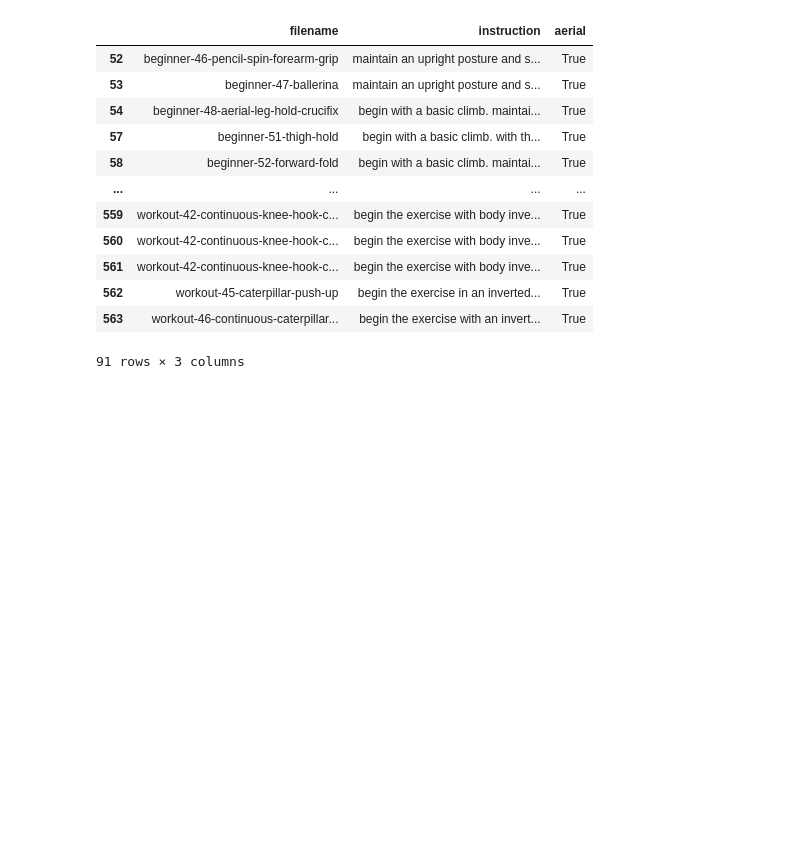
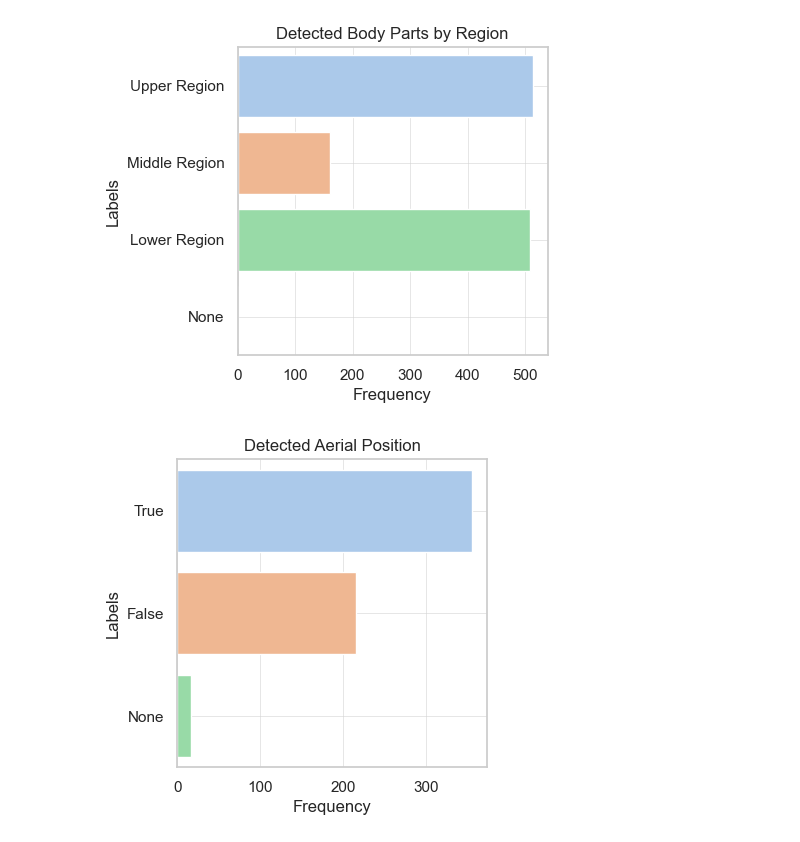
Before and after one commit to kayesokua/pole-dance-ai, a Jupyter notebook: 01_preprocessing_text.ipynb, the cells around one changed output. Saved outputs shown, nothing was run; the diff lists cells and outputs as text; code cells hidden in the pictures; blank space fills up the shorter version.

```diff
--- a/01_preprocessing_text.ipynb
+++ b/01_preprocessing_text.ipynb
@@ -69,0 +209,23 @@ df[['instruction','upper_front','upper_back','mid_front','mid_back','lower_front
+# %%
+split_upper_region_words = df4['upper_region'].dropna().apply(lambda x: x.split(', ')).sum()
+upper_region_counts = Counter(word for word in split_upper_region_words if word in upper_region_keywords)
+split_middle_region_words = df4['middle_region'].dropna().apply(lambda x: x.split(', ')).sum()
+middle_region_counts = Counter(word for word in split_middle_region_words if word in middle_region_keywords)
+split_lower_region_words = df4['lower_region'].dropna().apply(lambda x: x.split(', ')).sum()
+lower_region_counts = Counter(word for word in split_lower_region_words if word in lower_region_keywords)
+
+upper_region_df = pd.DataFrame(list(upper_region_counts.items()), columns=['label', 'frequency']).assign(region='upper')
+middle_region_df = pd.DataFrame(list(middle_region_counts.items()), columns=['label', 'frequency']).assign(region='middle')
+lower_region_df = pd.DataFrame(list(lower_region_counts.items()), columns=['label', 'frequency']).assign(region='lower')
+
+combined_data = pd.concat([upper_region_df, middle_region_df, lower_region_df]).reset_index(drop=True)
+sorted_combined_data = combined_data.sort_values(by='frequency', ascending=False)
+
+sns.set_theme(style="whitegrid", palette="pastel")
+plt.figure(figsize=(20, 16))
+sns.barplot(data=sorted_combined_data, x='frequency', y='label', hue='region')
+plt.title('Detected Body Parts')
+plt.xlabel('Frequency')
+plt.ylabel('Labels')
+plt.grid(color='lightgray', linestyle='-', linewidth=0.4)
+plt.show()
@@ -70,25 +234,37 @@ df[['instruction','upper_front','upper_back','mid_front','mid_back','lower_front
+# %%
+region_counts_dict = {'region': ['Upper Region', 'Middle Region', 'Lower Region', 'None'],
+                      'count': [df4['upper_region'].notnull().sum(),
+                                df4['middle_region'].notnull().sum(),
+                                df4['lower_region'].notnull().sum(),
+                                df4[['upper_region', 'middle_region', 'lower_region']].isnull().all(axis=1).sum()]}
+
+region_counts = pd.DataFrame(data=region_counts_dict)
+
+sns.set_theme(style="whitegrid", palette="pastel")
+plt.figure(figsize=(4, 4))
+sns.barplot(data=region_counts, x='count', y='region', hue='region')
+plt.title('Detected Body Parts by Region')
+plt.xlabel('Frequency')
+plt.ylabel('Labels')
+plt.grid(color='lightgray', linestyle='-', linewidth=0.4)
+plt.show()
+# %% [output]
+[figure, added]
 # %%
-aerial_keywords = ['climb', 'aerial', 'air','mount','invert','inverted']
+aerial_counts_dict = {'aerial': ['True', 'False', 'None'],
+                      'count': [df4['aerial'].sum(),
+                                len(df4) - df4['aerial'].sum(),
+                                df4['aerial'].isnull().sum()]}
 
-def contains_aerial_keywords(instruction, keywords):
-    instruction_lower = instruction.lower()
-    return any(keyword in instruction_lower for keyword in keywords)
+aerial_counts = pd.DataFrame(data=aerial_counts_dict)
 
-df['aerial'] = df['instruction'].apply(lambda instr: contains_aerial_keywords(instr, aerial_keywords))
-
-aerial_true_df = df[df['aerial'] == True]
-result = aerial_true_df[['filename', 'instruction', 'aerial']]
+sns.set_theme(style="whitegrid", palette="pastel")
+plt.figure(figsize=(4, 4))
+sns.barplot(data=aerial_counts, x='count', y='aerial', hue='aerial')
+plt.title('Detected Aerial Position')
+plt.xlabel('Frequency')
+plt.ylabel('Labels')
+plt.grid(color='lightgray', linestyle='-', linewidth=0.4)
+plt.show()
 # %% [output]
-|  | filename | instruction | aerial |
-| 52 | beginner-46-pencil-spin-forearm-grip | maintain an upright posture and s... | True |
-| 53 | beginner-47-ballerina | maintain an upright posture and s... | True |
-| 54 | beginner-48-aerial-leg-hold-crucifix | begin with a basic climb. maintai... | True |
-| 57 | beginner-51-thigh-hold | begin with a basic climb. with th... | True |
-| 58 | beginner-52-forward-fold | begin with a basic climb. maintai... | True |
-| ... | ... | ... | ... |
-| 559 | workout-42-continuous-knee-hook-c... | begin the exercise with body inve... | True |
-| 560 | workout-42-continuous-knee-hook-c... | begin the exercise with body inve... | True |
-| 561 | workout-42-continuous-knee-hook-c... | begin the exercise with body inve... | True |
-| 562 | workout-45-caterpillar-push-up | begin the exercise in an inverted... | True |
-| 563 | workout-46-continuous-caterpillar... | begin the exercise with an invert... | True |
-91 rows × 3 columns
+[figure, added]
```
Also changed, not shown: parts of 23 cells of this notebook, 14 other files.
